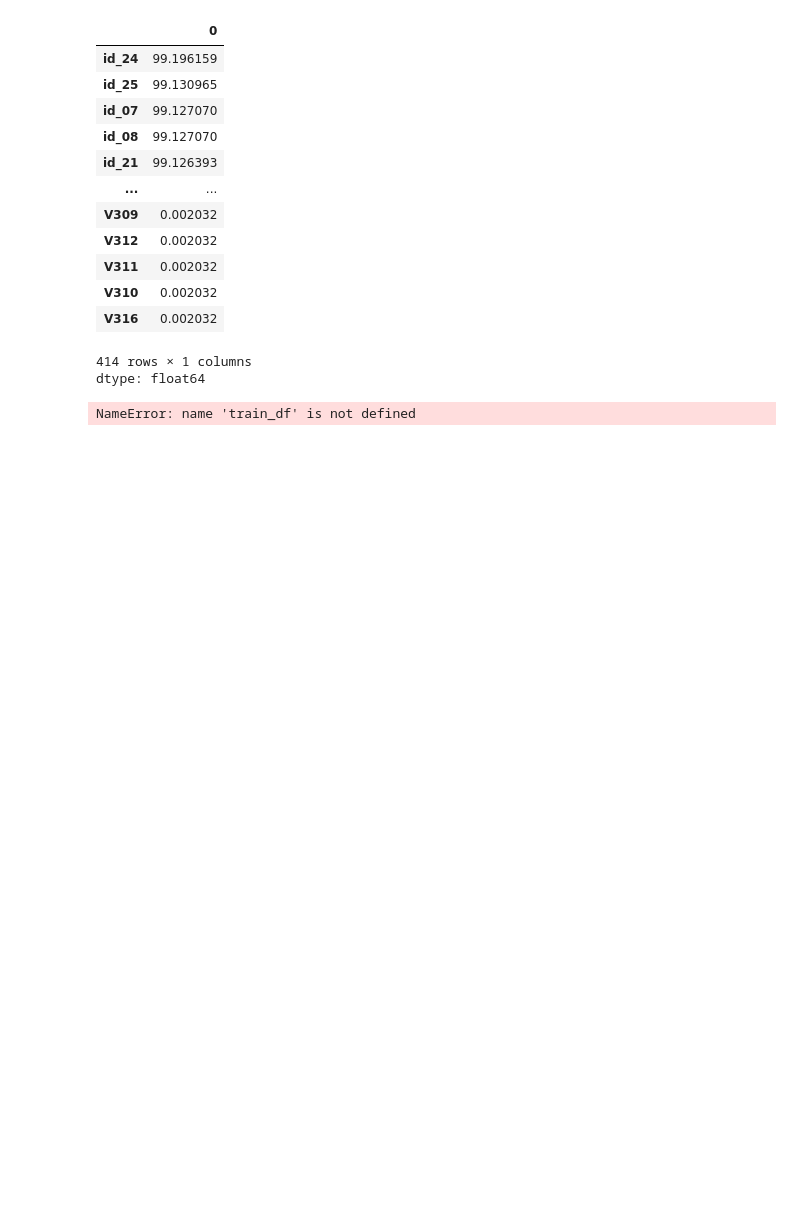
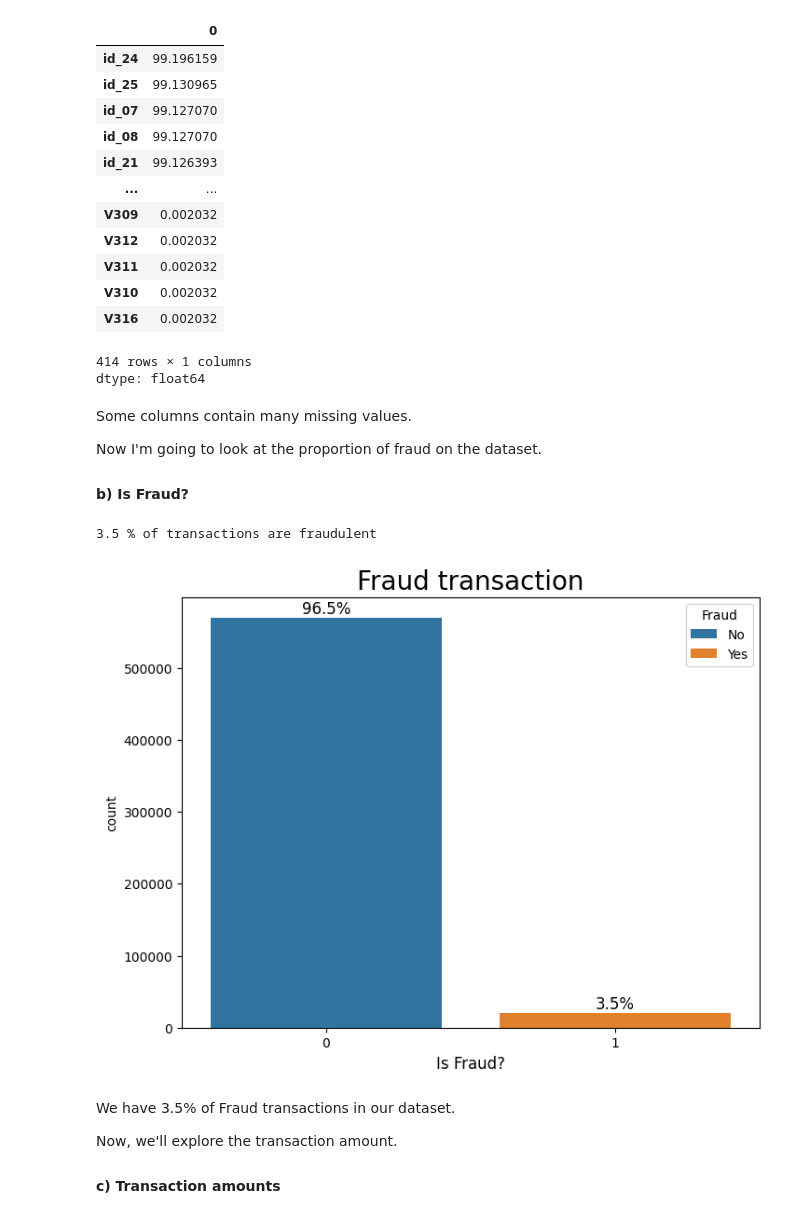
Before and after one commit to BYRic-F/E-commerce-Fraud-detection, a Jupyter notebook: Vesta E-commerce_Fraud_detection.ipynb, the cells around one changed output. Drawn from its saved outputs; the diff is of its cells as text; code cells hidden in the pictures; blank space fills up the shorter version.

```diff
--- a/Vesta E-commerce_Fraud_detection.ipynb
+++ b/Vesta E-commerce_Fraud_detection.ipynb
@@ -180,7 +182,43 @@ missing_values.sort_values(ascending=False)
 | V316 | 0.002032 |
 414 rows × 1 columns
 dtype: float64
-# %%
-train_df.dtypes.value_counts()
-# %% [output]
-NameError: name 'train_df' is not defined
+# %% [markdown]
+Some columns contain many missing values.
+
+Now I'm going to look at the proportion of fraud on the dataset.
+
+#### b) Is Fraud?
+# %%
+#Percentage of frauds
+
+percentage_frauds = train['isFraud'].value_counts(normalize=True)*100
+
+print(percentage_frauds[1].round(2),'% of transactions are fraudulent')
+
+plt.figure(figsize=(8, 6))
+ax = sns.countplot(data=train, x='isFraud', hue= 'isFraud')
+plt.title("Fraud transaction", fontsize='20')
+plt.xlabel("Is Fraud?", fontsize=12)
+plt.legend(title="Fraud", labels=["No", "Yes"])
+
+
+total = len(train)
+for p in ax.patches:
+    height = p.get_height()
+    if height > 0:
+      percentage = f'{100 * height / total:.1f}%'
+      # Adjust vertical position of annotation
+      ax.annotate(percentage,
+                (p.get_x() + p.get_width() / 2, height + 1000),  # Add vertical offset
+                ha='center', va='bottom', fontsize=12, color='black')
+
+plt.show()
+# %% [output]
+3.5 % of transactions are fraudulent
+[figure, added]
+# %% [markdown]
+We have 3.5% of Fraud transactions in our dataset.
+
+Now, we'll explore the transaction amount.
+
+#### c) Transaction amounts
```
Also changed, not shown: parts of 3 cells of this notebook.
